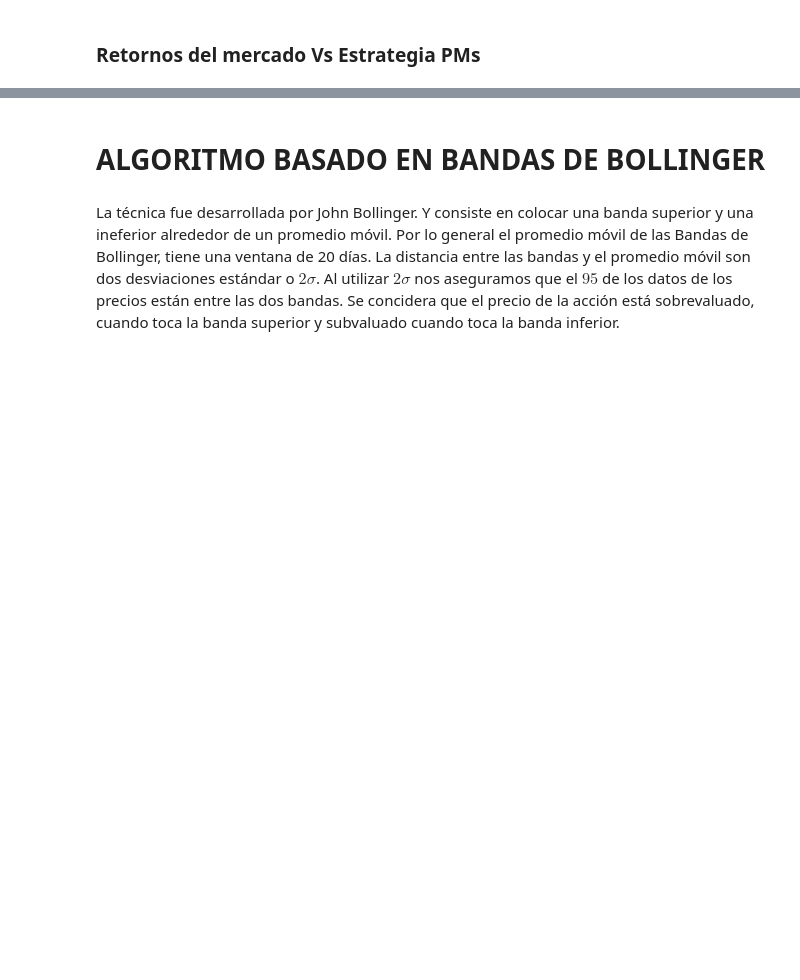
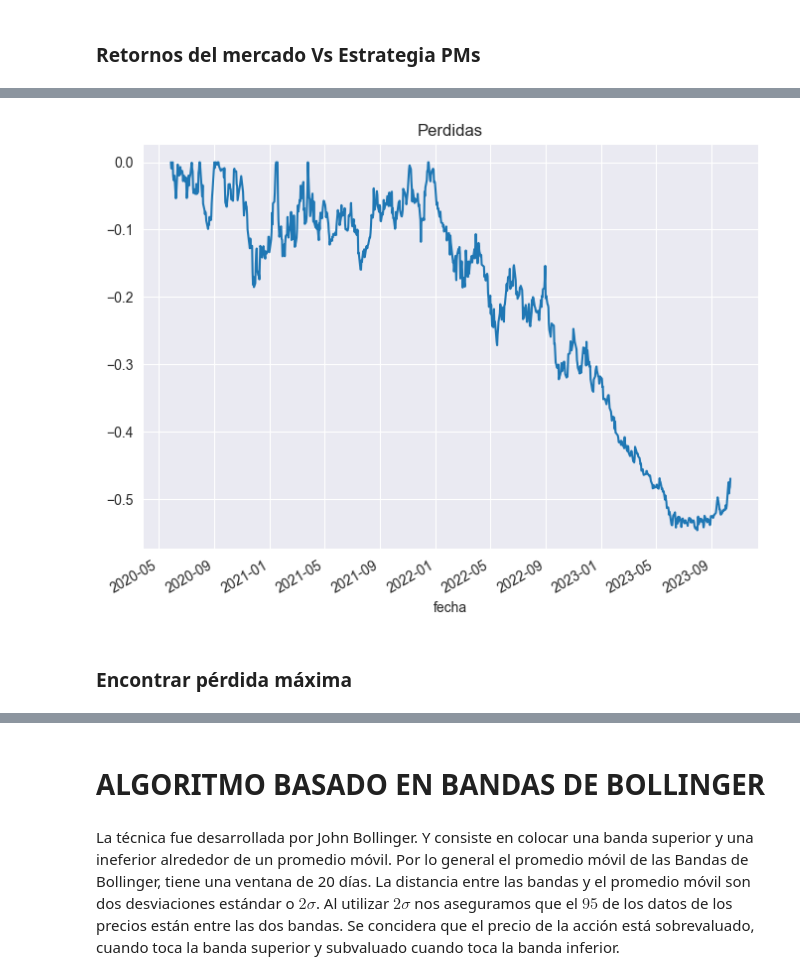
Before and after one commit to carlosdeoncedos/CienciaDatosFinanzas2023_09_lunes, a Jupyter notebook: Sesion_6.ipynb, the cells around one changed output, grey strips where cells are left out. Drawn from its saved outputs; the diff is of its cells as text; code cells hidden in the pictures; blank space fills up the shorter version.

```diff
--- a/Sesion_6.ipynb
+++ b/Sesion_6.ipynb
@@ -462,0 +502,8 @@ Estrategia Promedios Moviles 21 y 100 dias -0.1353149331316811
+# %%
+bajadas = (balance - picos) / picos
+# %%
+bajadas.plot(figsize = (8, 6), title='Perdidas');
+# %% [output]
+[figure, added]
+# %% [markdown]
+### Encontrar pérdida máxima
```
Also changed, not shown: parts of 67 cells of this notebook.
